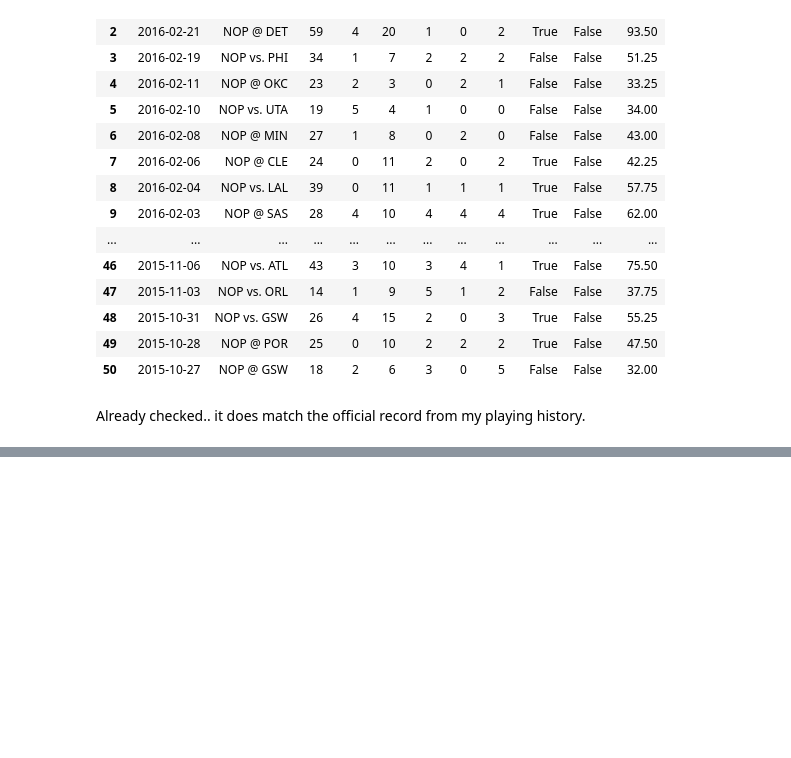
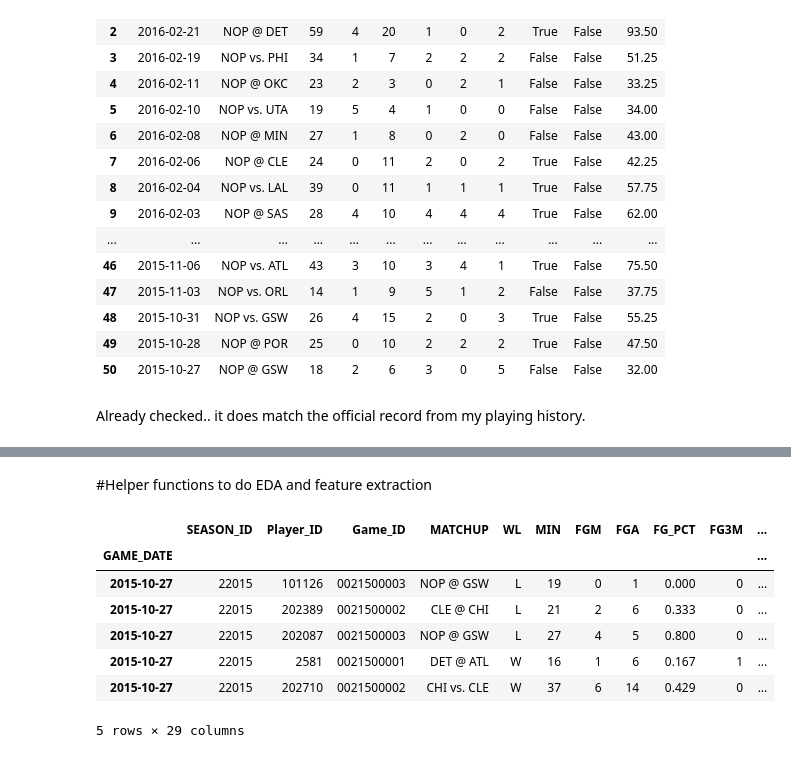
Before and after one commit to jpzhangvincent/NBAFantasySportBetting-ML-project, a Jupyter notebook: Data Munging& EDA/EDA for Player Game Logs.ipynb, the cells around one changed output, grey strips where cells are left out. Drawn from its saved outputs; the diff is of its cells as text; code cells hidden in the pictures; blank space fills up the shorter version.

Commit message:
add helper functions to aggregate statistics

```diff
--- a/Data Munging& EDA/EDA for Player Game Logs.ipynb
+++ b/Data Munging& EDA/EDA for Player Game Logs.ipynb
@@ -128,0 +176,2 @@ with open('../Data/allplayerFantasyGameLogs.pickle', 'wb') as handle:
+# %% [markdown]
+#Helper functions to do EDA and feature extraction
@@ -129,3 +180,21 @@ with open('../Data/allplayerFantasyGameLogs.pickle', 'wb') as handle:
 # %%
 # function to generate feature tables, namely training and testing data sets given a game date, where training data set contains all
 # information before the predefined game date
+# %%
+def get_train_test(previous_date ,new_game_date): #format like'2/10/2016'
+    train = allplayerFantasyGameLogs.ix[:previous_date]
+    test = allplayerFantasyGameLogs.ix[new_game_date]
+    return(train, test)
+# %%
+train, test = get_train_test('12/10/2015','12/11/2015')
+# %%
+train.head()
+# %% [output]
+|  | SEASON_ID | Player_ID | Game_ID | MATCHUP | WL | MIN | FGM | FGA | FG_PCT | FG3M | ... |
+| GAME_DATE |  |  |  |  |  |  |  |  |  |  | ... |
+| 2015-10-27 | 22015 | 101126 | 0021500003 | NOP @ GSW | L | 19 | 0 | 1 | 0.000 | 0 | ... |
+| 2015-10-27 | 22015 | 202389 | 0021500002 | CLE @ CHI | L | 21 | 2 | 6 | 0.333 | 0 | ... |
+| 2015-10-27 | 22015 | 202087 | 0021500003 | NOP @ GSW | L | 27 | 4 | 5 | 0.800 | 0 | ... |
+| 2015-10-27 | 22015 | 2581 | 0021500001 | DET @ ATL | W | 16 | 1 | 6 | 0.167 | 1 | ... |
+| 2015-10-27 | 22015 | 202710 | 0021500002 | CHI vs. CLE | W | 37 | 6 | 14 | 0.429 | 0 | ... |
+5 rows × 29 columns
```
Also changed, not shown: parts of 31 cells of this notebook.
